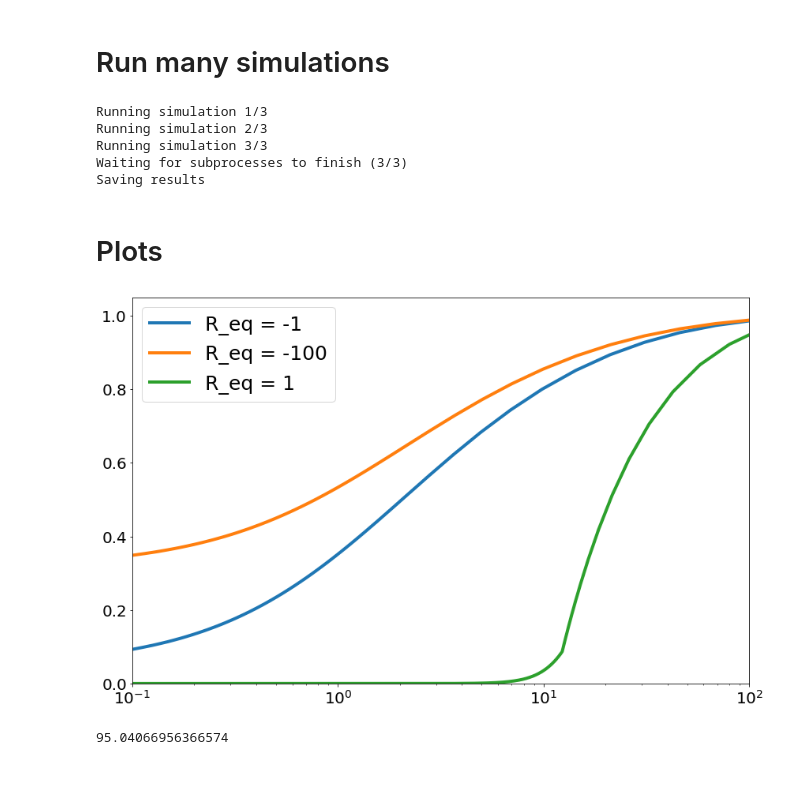
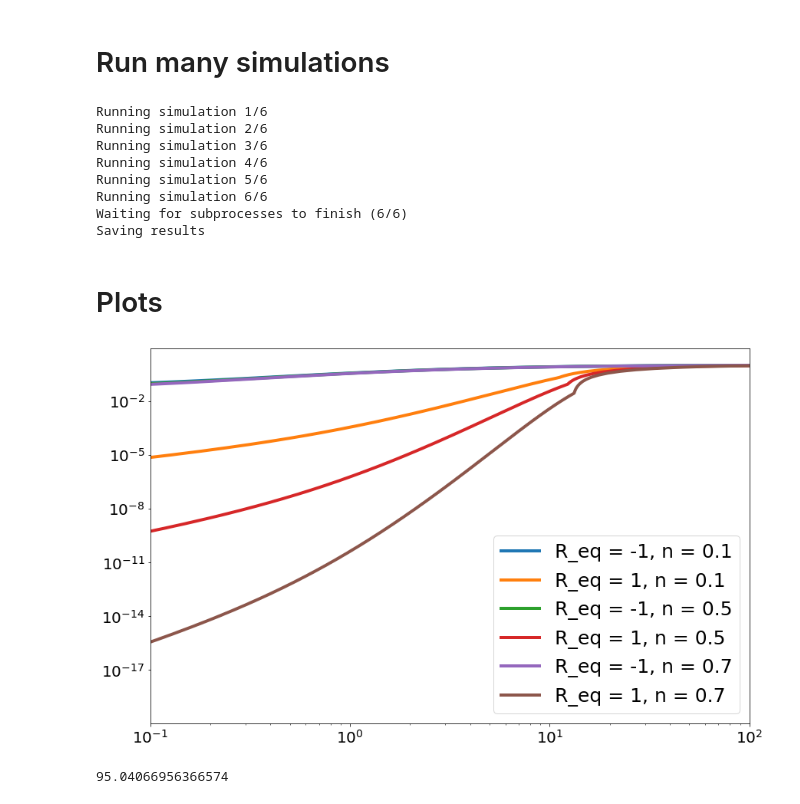
Before and after one commit to vrastil/chi_r_solver, a Jupyter notebook: scripts/plots.ipynb, the cells around one changed output. Cells and saved outputs as stored; diff of their text form; code cells hidden in the pictures; blank space fills up the shorter version.

```diff
--- a/scripts/plots.ipynb
+++ b/scripts/plots.ipynb
@@ -72,27 +79,31 @@ kwargs_sims = {
 #     "c" : [4, 6, 16],
     "c": 4,
     "M200_sun": 1E2,
+    "n": [0.1, 0.5, 0.7],
 #     "M200_sun" : [1E-2, 1E0, 1E2],
 #     "Ys" : [1E-6, 1E-3, 1E0, 1E1],
 #     "R": 100,
-    "R_eq" : [-1, -100, 1],
+    "R_eq" : [-1, 1],
 #     "R_eq" : 10,
     "Ys" : 0,
 }
 # %%
 results_all = sim_chi.run_many_sims(kwargs_dflt, kwargs_sims, stdout=None, parallel=True)
 # %% [output]
-Running simulation 1/3
-Running simulation 2/3
-Running simulation 3/3
-Waiting for subprocesses to finish (3/3)
+Running simulation 1/6
+Running simulation 2/6
+Running simulation 3/6
+Running simulation 4/6
+Running simulation 5/6
+Running simulation 6/6
+Waiting for subprocesses to finish (6/6)
 Saving results
 # %% [markdown]
 # Plots
 # %%
-sim_chi.plot_simulations(results_all, p_type='potential', data_col=3, label_by=['R_eq'], xmin=1e-1, xmax=1e2, yscale='linear', ymin=0)
+sim_chi.plot_simulations(results_all, p_type='potential', data_col=3, label_by=['R_eq', 'n'], xmin=1e-1, xmax=1e2, yscale='log')
 # %% [output]
-[figure, old version]
+[figure, new version]
 # %%
 units.get_omega_for_nfw(2000, 4E2)
 # %% [output]
```
Also changed, not shown: parts of 1 cell of this notebook, 1 other file.
